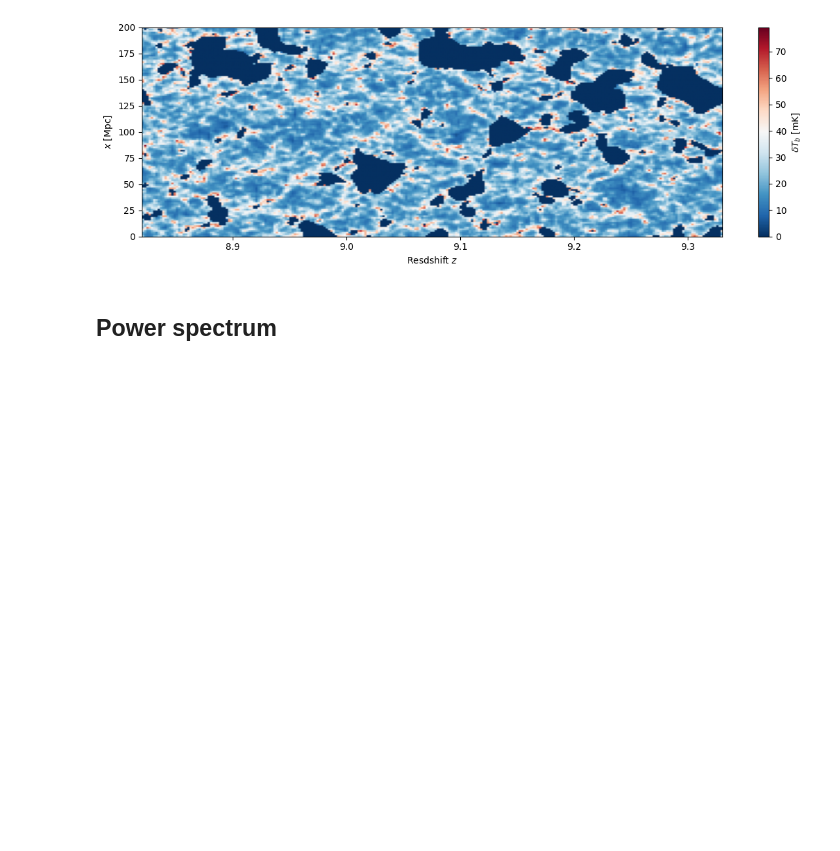
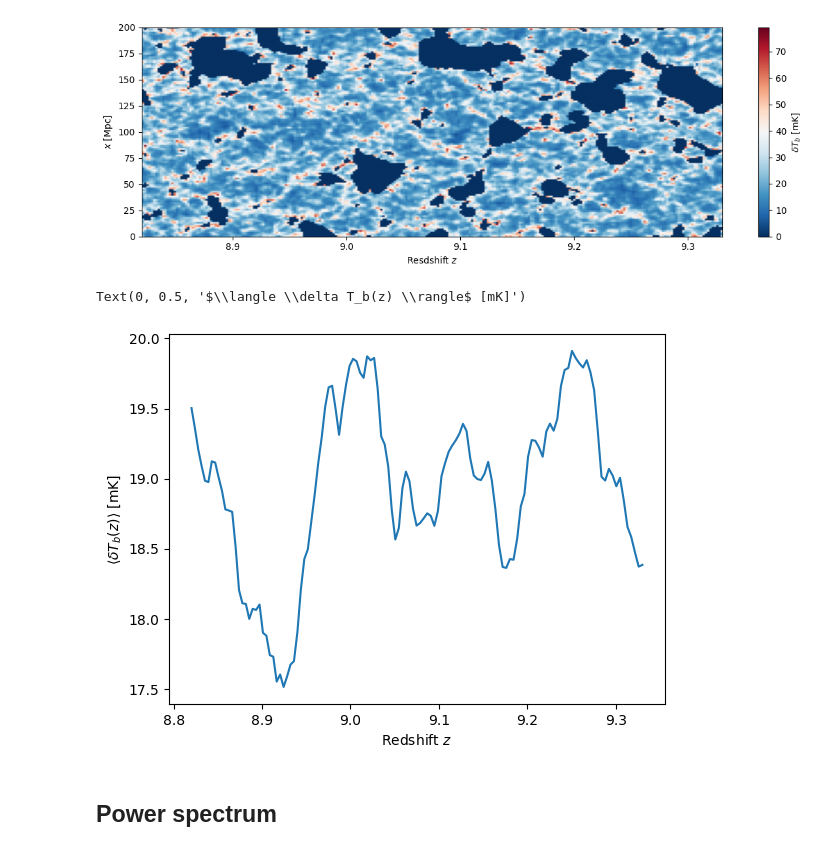
Before and after one commit to sambit-giri/ska_eor_inference, a Jupyter notebook: load_sim.ipynb, the cells around one changed output. Drawn from its saved outputs; the diff is of its cells as text; code cells hidden in the pictures; blank space fills up the shorter version.

Commit message:
New plots

```diff
--- a/load_sim.ipynb
+++ b/load_sim.ipynb
@@ -93,6 +93,17 @@ plt.colorbar(im, label=r'$\delta T_b$ [mK]')
 fig.tight_layout()
 # %% [output]
 [figure]
+# %%
+with h5py.File(file, 'r') as f:
+    lc = f['brightness_lightcone'][i]  # Reads only (nz, n, n), not entire data
+
+plt.figure()
+plt.plot(redshifts, np.mean(lc, axis=(1, 2)))
+plt.xlabel('Redshift $z$')
+plt.ylabel(r'$\langle \delta T_b(z) \rangle$ [mK]')
+# %% [output]
+Text(0, 0.5, '$\\langle \\delta T_b(z) \\rangle$ [mK]')
+[figure, added]
 # %% [markdown]
 ## Power spectrum
 # %%
```
Also changed, not shown: parts of 1 cell of this notebook.
